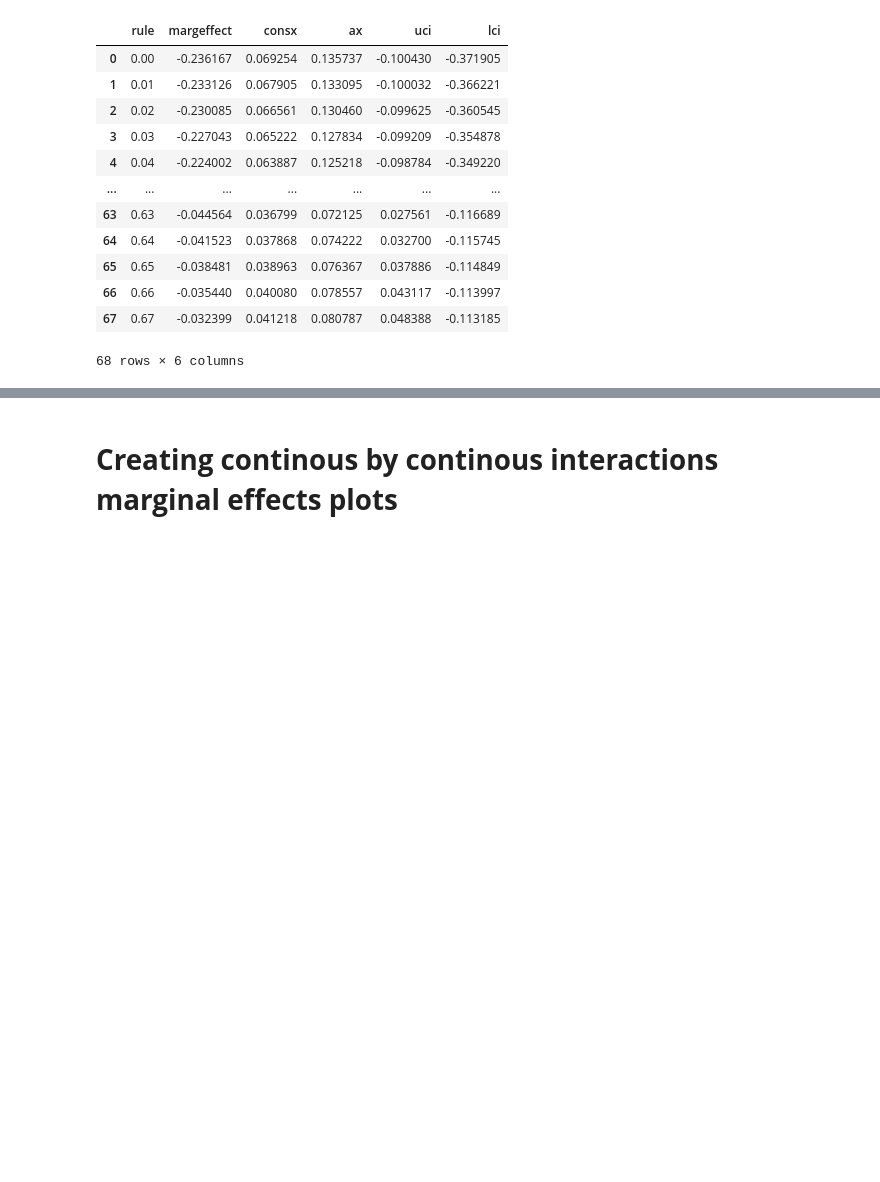
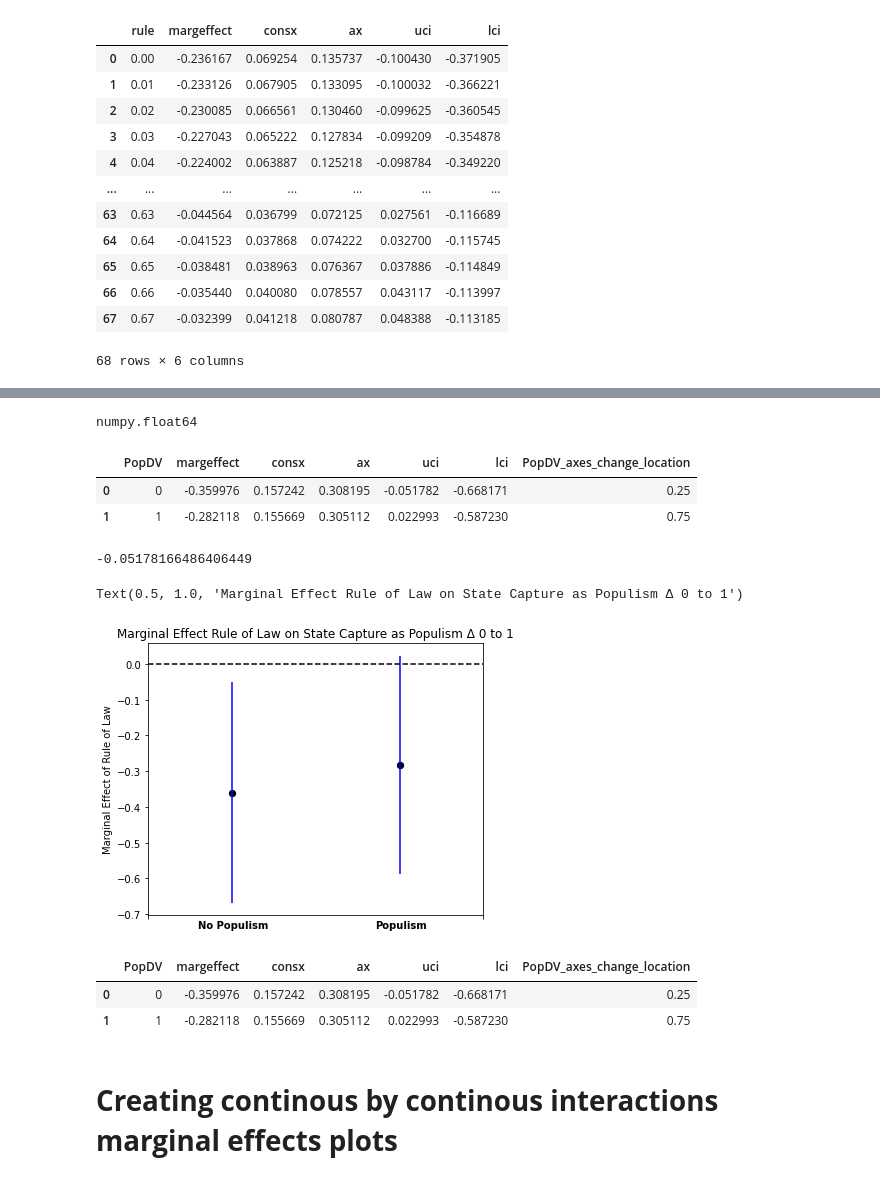
Before and after one commit to jgkorman/Python-Projects, a Jupyter notebook: State_Capture_and_Populism_data.ipynb, the cells around one changed output, grey strips where cells are left out. Saved outputs shown, nothing was run; the diff lists cells and outputs as text; code cells hidden in the pictures; blank space fills up the shorter version.

```diff
--- a/State_Capture_and_Populism_data.ipynb
+++ b/State_Capture_and_Populism_data.ipynb
@@ -704,0 +739,6 @@ Text(0.5, 1.0, 'Fig 1: Marginal effects of Rule of Law on State Capture in Prese
+# %%
+type(SDsize)
+type(POPDV)
+type(b2)
+# %% [output]
+numpy.float64
@@ -705,3 +773,46 @@ Text(0.5, 1.0, 'Fig 1: Marginal effects of Rule of Law on State Capture in Prese
+# %%
+postestimation
+# %% [output]
+|  | PopDV | margeffect | consx | ax | uci | lci | PopDV_axes_change_location |
+| 0 | 0 | -0.359976 | 0.157242 | 0.308195 | -0.051782 | -0.668171 | 0.25 |
+| 1 | 1 | -0.282118 | 0.155669 | 0.305112 | 0.022993 | -0.587230 | 0.75 |
+# %%
+postestimation.iloc[0, 4]
+# %% [output]
+-0.05178166486406449
+# %%
+fig, ax = plt.subplots(figsize = (6, 5))
+postestimation.plot('PopDV_axes_change_location', 'margeffect', kind='scatter', ax=ax, color='black', s=40)
+# postestimation.plot('PopDV', 'uci', kind='scatter', ax=ax, label='Upper Bound')
+# postestimation.plot('PopDV', 'lci', kind='scatter', ax=ax, label='Lower Bound')
+
+#ax.errorbar(postestimation['PopDV'], postestimation['margeffect'], yerr = postestimation['ax'], xerr = None)
+# ax.vlines(0, postestimation.iloc[0, 4], postestimation.iloc[0, 5],  color='blue')
+# ax.vlines(1, postestimation.iloc[1, 4], postestimation.iloc[1, 5],  color='blue')
+
+ax.vlines(.25, postestimation.iloc[0, 4], postestimation.iloc[0, 5],  color='blue')
+ax.vlines(.75, postestimation.iloc[1, 4], postestimation.iloc[1, 5],  color='blue')
+
+ax.axhline(y=0, xmin=0, xmax=1, linestyle = '--', color='black')
+
+fig.text(.24, .09, 'No Populism', weight='bold')
+fig.text(.65, .09, 'Populism', weight='bold')
+
+ax.set_xticks([0, 1])
+ax.set_xticklabels("")
+
+ax.set_xlabel("")
+ax.set_ylabel("Marginal Effect of Rule of Law")
+ax.set_title("Marginal Effect Rule of Law on State Capture as Populism \u0394 0 to 1")
+# %% [output]
+Text(0.5, 1.0, 'Marginal Effect Rule of Law on State Capture as Populism Δ 0 to 1')
+[figure, added]
+# %%
+postestimation
+# %% [output]
+|  | PopDV | margeffect | consx | ax | uci | lci | PopDV_axes_change_location |
+| 0 | 0 | -0.359976 | 0.157242 | 0.308195 | -0.051782 | -0.668171 | 0.25 |
+| 1 | 1 | -0.282118 | 0.155669 | 0.305112 | 0.022993 | -0.587230 | 0.75 |
 # %% [markdown]
 # **Creating continous by continous interactions marginal effects plots**
 # %%
```
Also changed, not shown: parts of 19 cells of this notebook.
